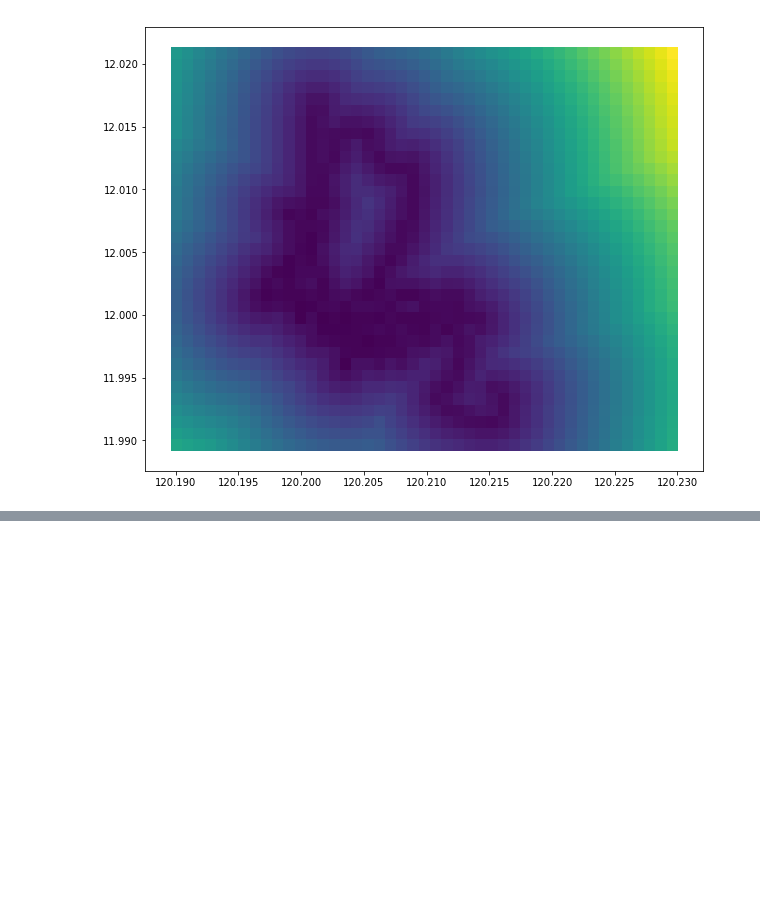
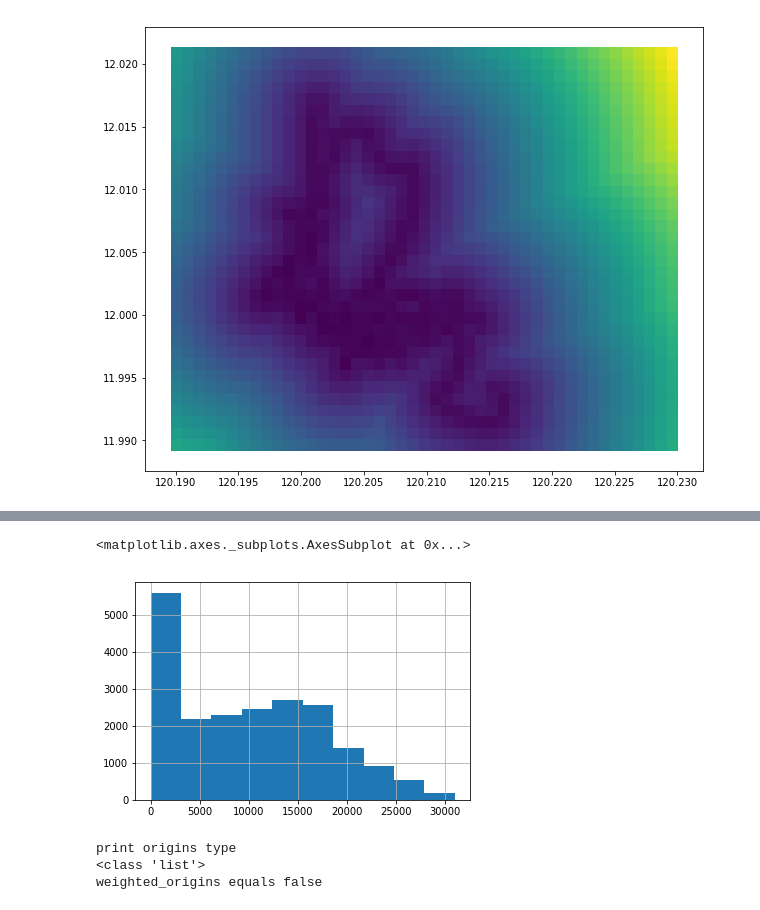
Before and after one commit to gauravcusp/WB_CityResilienceProgram, a Jupyter notebook: Accessbility_CRP.ipynb, the cells around one changed output, grey strips where cells are left out. Cells and saved outputs as stored; diff of their text form; code cells hidden in the pictures; blank space fills up the shorter version.

```diff
--- a/Accessbility_CRP.ipynb
+++ b/Accessbility_CRP.ipynb
@@ -381,0 +493,12 @@ ax = shp1.plot(column='total_scho', cmap='viridis',figsize=[10,10] )
+# %%
+grid_graph['NN_dist'].hist()
+# %% [output]
+<matplotlib.axes._subplots.AxesSubplot at 0x...>
+[figure, added]
+# %%
+schools_OD_drive = gn.calculate_OD(G=G_drive, origins=list(grid_graph.NN), destinations = list(schools.NN),
+                                 fail_value = fail_value, weight='distance')
+# %% [output]
+print origins type
+<class 'list'>
+weighted_origins equals false
```
Also changed, not shown: parts of 40 cells of this notebook.
